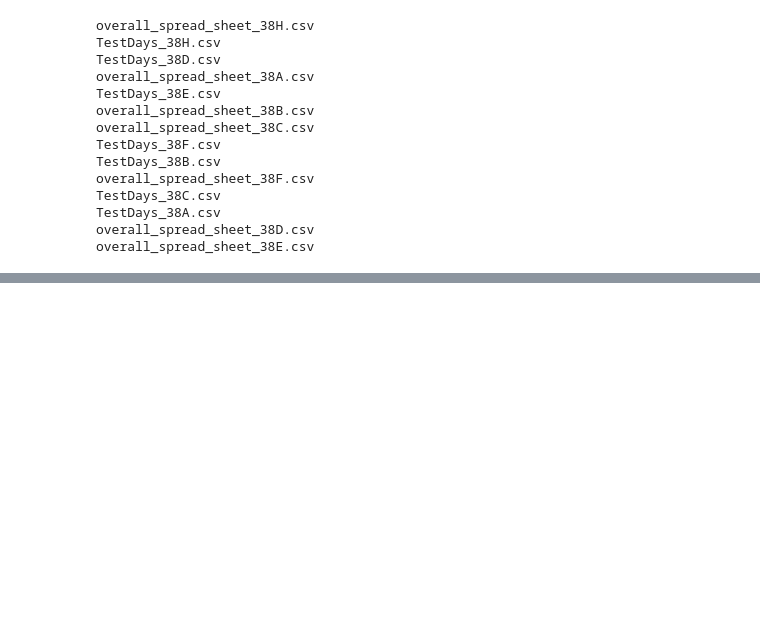
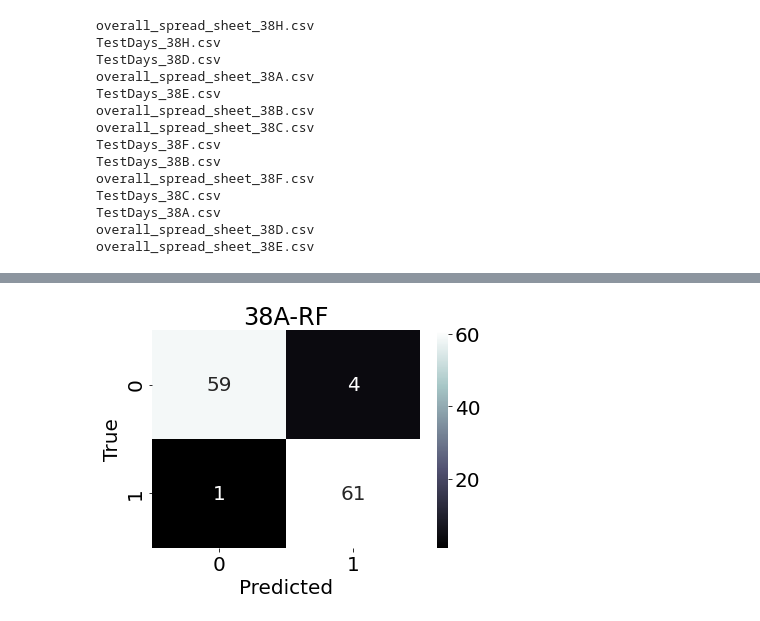
Before and after one commit to somidvar/STMI-CGM-Predictor, a Jupyter notebook: CGM-Classifier.ipynb, the cells around one changed output, grey strips where cells are left out. Saved outputs shown, nothing was run; the diff lists cells and outputs as text; code cells hidden in the pictures; blank space fills up the shorter version.

Commit message:
updated train and test

```diff
--- a/CGM-Classifier.ipynb
+++ b/CGM-Classifier.ipynb
@@ -704,0 +686,80 @@ The importance of each feature is shown below (the averaged value of all cases)
+# %%
+def StratifiedKFoldCrossVal(n_splits, modelingMethod, sliddingWindow, sliddingWindowLabel):
+
+    kfold = StratifiedKFold(n_splits=n_splits, shuffle=True, random_state=1)
+    for train_ix, test_ix in kfold.split(sliddingWindow, sliddingWindowLabel):
+        trainX, testX = sliddingWindow[train_ix], sliddingWindow[test_ix]
+        trainY, testY = sliddingWindowLabel[train_ix], sliddingWindowLabel[test_ix]
+
+    return trainX, testX, trainY, testY
+
+#The main function which 1)sets the meal details and participant name, 2)reads the participant CSV data,
+# 3)forming the daily slidding window, 4)balancing the data using SMOTE, 5)splitting the data to test and train
+# 6)calling the XGBoost/Random Forest model, 7)visualizing the daily data, 8)reporting the importance of each statistical feature
+def participantReader(folderAddress,plotFlag,modelingMethod):
+    os.chdir(folderAddress)
+    fileNames=os.listdir(folderAddress)
+    featureImportance=[]
+    dayWindowsArray=[]
+    for fileName in fileNames:
+        if '.csv' not in fileName:
+            continue;
+        if '38A' not in fileName:
+            continue
+        patientName,testMealNum=participantReaderAux(fileName)
+
+        allDays,rawData=csvReader(fileName)
+        # ******** below is modified to work with Amin's code, potentially temp
+        sliddingWindow,sliddingWindowLabel=sliddingWindowMaker(allDays,rawData, 1)
+        # seperate train and test data
+        sliddingWindowSMOTE,sliddingWindowLabelSMOTE= dataBalancer(sliddingWindow[:,0:11],sliddingWindowLabel)
+        # below is the data splitter just gotta modify
+        trainData,testData,trainLabel,testLabel=dataSplitter(sliddingWindowSMOTE, sliddingWindowLabelSMOTE)
+        #trainData,testData,trainLabel,testLabel=StratifiedKFoldCrossVal(9, modelingMethod, sliddingWindowSMOTE, sliddingWindowLabelSMOTE)
+        del sliddingWindowSMOTE, sliddingWindowLabelSMOTE
+        modelResult=modelTrainer(modelingMethod,trainData,testData,trainLabel,testLabel,patientName)
+        statFeature=modelResult[2]
+        featureImportance.append(statFeature)
+
+        if plotFlag:
+            windowVisualizer(rawData,modelingMethod,modelResult[0],modelResult[1],testMealNum,patientName,sliddingWindow[:,0:11],sliddingWindowLabel,sliddingWindow[:,11],sliddingWindow[:,12],sliddingWindow[:,13])
+        print('------------------------------------------------')
+
+        # ------ Amins code begins here --------
+
+        # create an array of all slidingWindows
+        for day in range(0,len(allDays)):
+            swTemp,swlTemp = daySliddingWindowMaker(rawData, allDays, day)
+            temp=[swTemp, swlTemp]
+            dayWindowsArray.append(temp)
+
+        for day in range(0,len(dayWindowsArray)):
+            testData,testLabel = daySliddingWindowMaker(rawData, allDays, day)
+            #print("test data :", testData)
+            trainData0,trainLabel0=sliddingWindowMaker(allDays,rawData, day)
+            trainData,trainLabel=dataBalancer(trainData0, trainLabel0)
+            #print("train data: ", trainData)
+            #print("test data lenght: ", len(testData))
+            #print("train data lenght: ", len(trainData))
+            modelResult=modelTrainer(modelingMethod,trainData,testData,trainLabel,testLabel,patientName)
+            #statFeature=modelResult[2]
+            #featureImportance.append(statFeature)
+
+        # print(dayWindowsArray[0][1]) # [dayNum][0=slidingWindow,1=swLabel]
+
+        # ------- Amin's code ends here ------
+
+    if not modelingMethod == 'LR' and not modelingMethod == 'SVM':
+        featureInterpretor(featureImportance)
+
+if not macFlag:
+    rootAddress=r"C:\GitHub\STMI-CGM\Sanitized38"
+else:
+    rootAddress= "/Users/imac/Desktop/School/Spring2021/STMI/STMI-CGM/Sanitized38"
+timeWindow=90/60
+timeStep=30/60
+breakfastTime=8
+plotFlag=True
+modelingMethod='RF'#XG,RF,'LR','SVM'
+participantReader(rootAddress,plotFlag,modelingMethod)
+# %% [output]
@@ -704,0 +769 @@ The importance of each feature is shown below (the averaged value of all cases)
+[figure, added]
```
Also changed, not shown: parts of 6 cells of this notebook.
